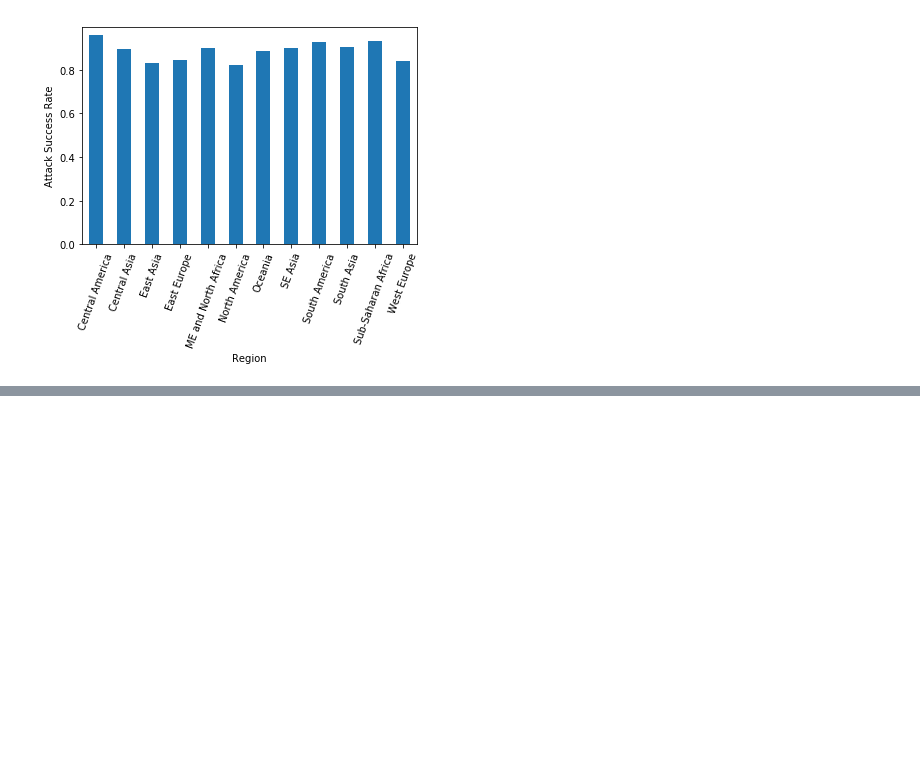
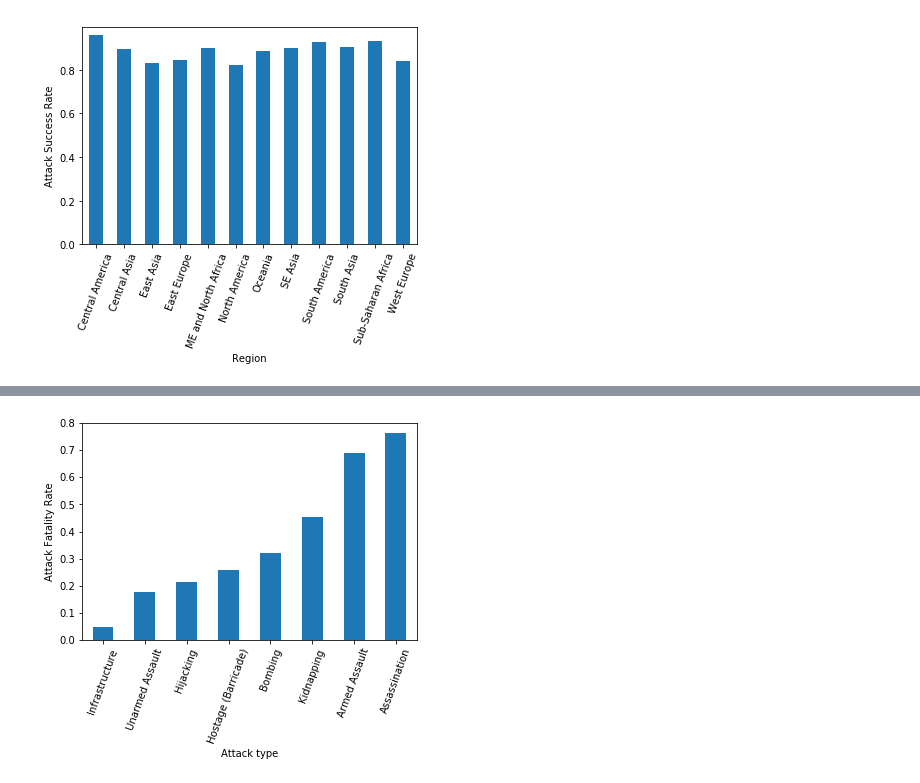
Before and after one commit to joshyou/springboard, a Jupyter notebook: Capstone_Data_Storytelling.ipynb, the cells around one changed output, grey strips where cells are left out. Saved outputs shown, nothing was run; the diff lists cells and outputs as text; code cells hidden in the pictures; blank space fills up the shorter version.

```diff
--- a/Capstone_Data_Storytelling.ipynb
+++ b/Capstone_Data_Storytelling.ipynb
@@ -220,0 +114,19 @@ plt.show()
+# %%
+type_dict = {1:'Assassination', 2:'Armed Assault',
+            3:'Bombing', 4:'Hijacking', 5:'Hostage (Barricade)',
+             6:'Kidnapping', 7:'Infrastructure', 8:'Unarmed Assault'}
+
+df['typename1'] = df['attacktype1'].replace(type_dict)
+
+type_counts = df.groupby(['typename1'])['fatal'].count()
+type_fatal_counts = df.groupby(['typename1'])['fatal'].sum()
+type_fatal_ratio = type_fatal_counts.divide(type_counts)
+
+type_fatal_ratio = type_fatal_ratio.sort_values()
+
+_ = type_fatal_ratio.plot(kind='bar', rot = 70)
+_ = plt.xlabel('Attack type')
+_ = plt.ylabel('Attack Fatality Rate')
+plt.show()
+# %% [output]
+[figure, added]
```
Also changed, not shown: parts of 15 cells of this notebook, 4 other files.
